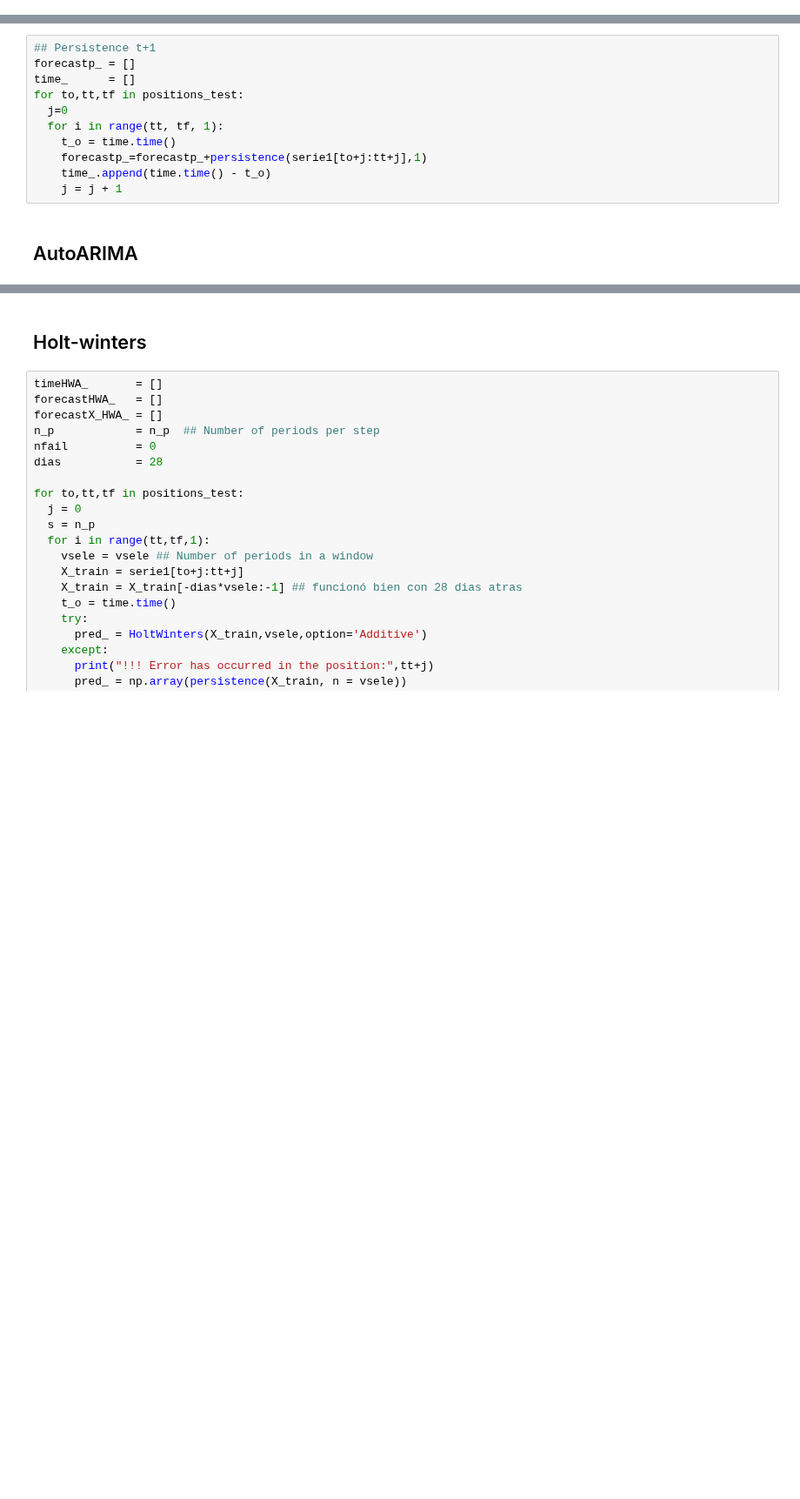
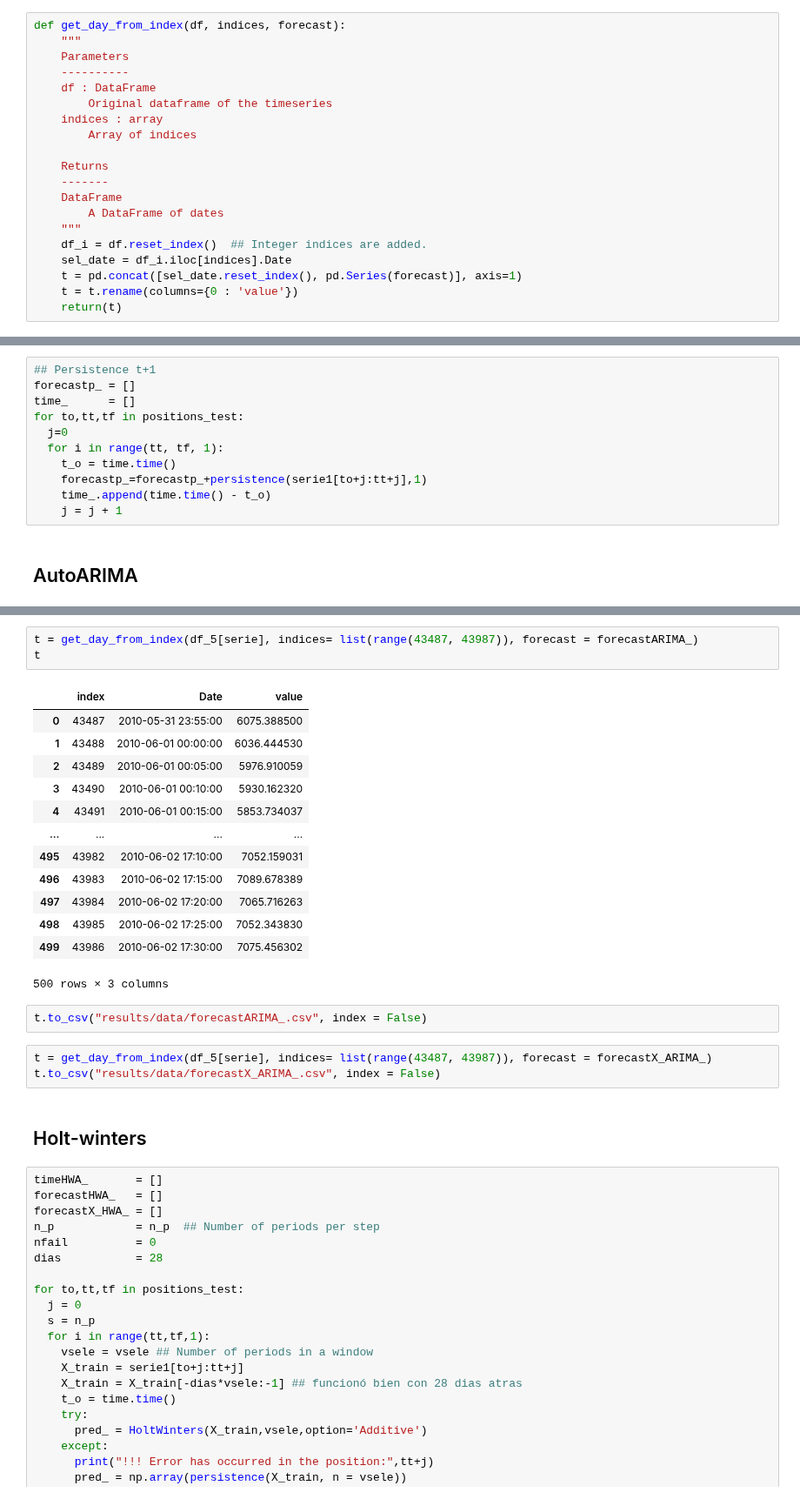
Before and after one commit to urieliram/analog, a Jupyter notebook: sandbox.ipynb, the cells around one changed output, grey strips where cells are left out. Shown at 87% size. Drawn from its saved outputs; the diff is of its cells as text; blank space fills up the shorter version.

```diff
--- a/sandbox.ipynb
+++ b/sandbox.ipynb
@@ -527,6 +523,26 @@ def get_index_day(df,day,month,year):
     idxo = df_i[(df_i.Date.dt.day == day) & (df_i.Date.dt.month==month) & (df_i.Date.dt.year==year)].iloc[ 0]
     idxf = df_i[(df_i.Date.dt.day == day) & (df_i.Date.dt.month==month) & (df_i.Date.dt.year==year)].iloc[-1]
     return(idxo.name, idxf.name)
+# %%
+def get_day_from_index(df, indices, forecast):
+    """
+    Parameters
+    ----------
+    df : DataFrame
+        Original dataframe of the timeseries
+    indices : array
+        Array of indices
+
+    Returns
+    -------
+    DataFrame
+        A DataFrame of dates
+    """
+    df_i = df.reset_index()  ## Integer indices are added.
+    sel_date = df_i.iloc[indices].Date
+    t = pd.concat([sel_date.reset_index(), pd.Series(forecast)], axis=1)
+    t = t.rename(columns={0 : 'value'})
+    return(t)
 # %% [markdown]
 # Prepare cross-validation for testing
 
@@ -751,3 +807,25 @@ plt.plot(forecastX_ARIMA_)
+# %%
+t = get_day_from_index(df_5[serie], indices= list(range(43487, 43987)), forecast = forecastARIMA_)
+t
+# %% [output]
+|  | index | Date | value |
+| 0 | 43487 | 2010-05-31 23:55:00 | 6075.388500 |
+| 1 | 43488 | 2010-06-01 00:00:00 | 6036.444530 |
+| 2 | 43489 | 2010-06-01 00:05:00 | 5976.910059 |
+| 3 | 43490 | 2010-06-01 00:10:00 | 5930.162320 |
+| 4 | 43491 | 2010-06-01 00:15:00 | 5853.734037 |
+| ... | ... | ... | ... |
+| 495 | 43982 | 2010-06-02 17:10:00 | 7052.159031 |
+| 496 | 43983 | 2010-06-02 17:15:00 | 7089.678389 |
+| 497 | 43984 | 2010-06-02 17:20:00 | 7065.716263 |
+| 498 | 43985 | 2010-06-02 17:25:00 | 7052.343830 |
+| 499 | 43986 | 2010-06-02 17:30:00 | 7075.456302 |
+500 rows × 3 columns
+# %%
+t.to_csv("results/data/forecastARIMA_.csv", index = False)
+# %%
+t = get_day_from_index(df_5[serie], indices= list(range(43487, 43987)), forecast = forecastX_ARIMA_)
+t.to_csv("results/data/forecastX_ARIMA_.csv", index = False)
 # %% [markdown]
 ## Holt-winters
 # %%
```
Also changed, not shown: parts of 15 cells of this notebook, 1 other file.
